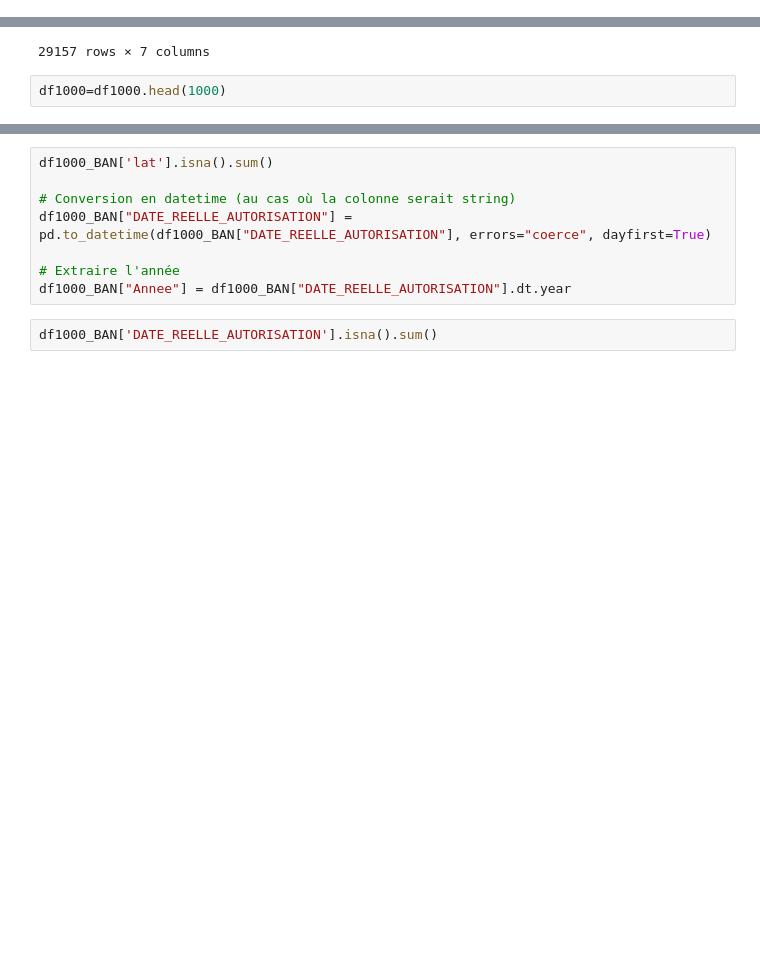
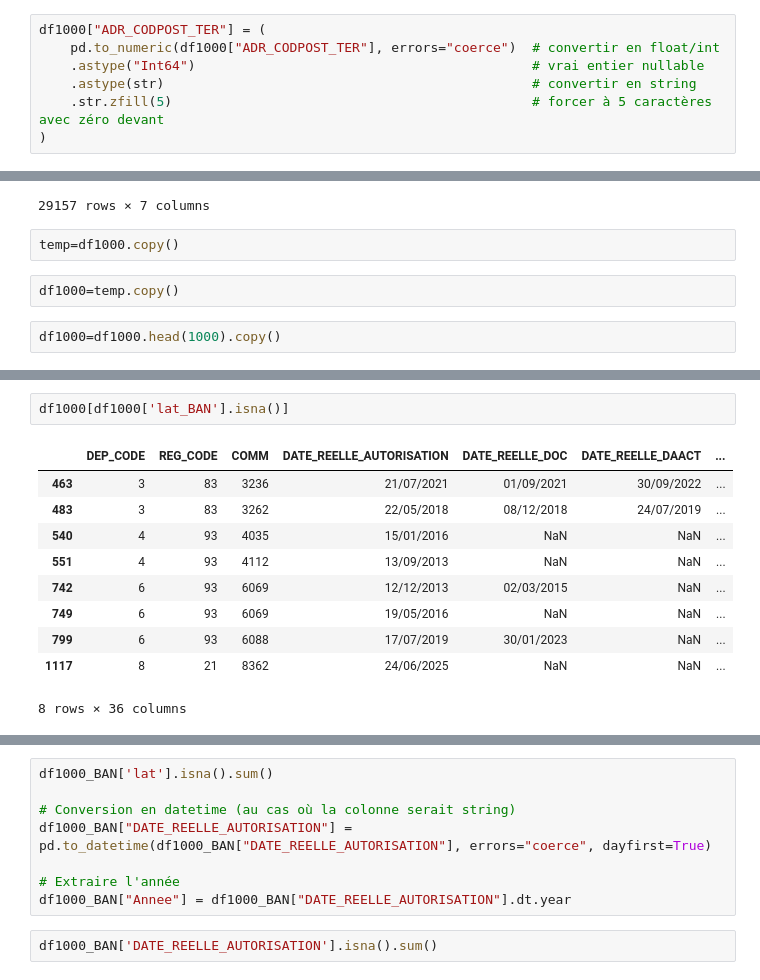
Before and after one commit to xdalp/projet3A, a Jupyter notebook: stat_desc.ipynb, the cells around one changed output, grey strips where cells are left out. Cells and saved outputs as stored; diff of their text form; blank space fills up the shorter version.

```diff
--- a/stat_desc.ipynb
+++ b/stat_desc.ipynb
@@ -589,3 +612,10 @@ df1000 = df[
 len(df1000)
 # %% [output]
 29157
+# %%
+df1000["ADR_CODPOST_TER"] = (
+    pd.to_numeric(df1000["ADR_CODPOST_TER"], errors="coerce")  # convertir en float/int
+    .astype("Int64")                                           # vrai entier nullable
+    .astype(str)                                               # convertir en string
+    .str.zfill(5)                                              # forcer à 5 caractères avec zéro devant
+)
@@ -650,8 +690,12 @@ df1000[['DEP_CODE','ADR_NUM_TER', 'ADR_TYPEVOIE_TER', 'ADR_LIBVOIE_TER', 'ADR_LI
 | 775195 | 95 | 13 A | NaN | AVENUE DE L'EUROPE | NaN | VILLIERS-LE-BEL | ... |
 | 775221 | 95 | 29-31 | NaN | AVENUE DES ENTREPRENEURS | ZAC DES TISSONVILLIERS III - ILOT C | VILLIERS-LE-BEL | ... |
 29157 rows × 7 columns
+# %%
+temp=df1000.copy()
+# %%
+df1000=temp.copy()
 # %%
-df1000=df1000.head(1000)
+df1000=df1000.head(1000).copy()
 # %%
 import pandas as pd
 import requests
@@ -731,0 +776,13 @@ Traitement batch [900,1000] / 1000
+# %%
+df1000[df1000['lat_BAN'].isna()]
+# %% [output]
+|  | DEP_CODE | REG_CODE | COMM | DATE_REELLE_AUTORISATION | DATE_REELLE_DOC | DATE_REELLE_DAACT | ... |
+| 463 | 3 | 83 | 3236 | 21/07/2021 | 01/09/2021 | 30/09/2022 | ... |
+| 483 | 3 | 83 | 3262 | 22/05/2018 | 08/12/2018 | 24/07/2019 | ... |
+| 540 | 4 | 93 | 4035 | 15/01/2016 | NaN | NaN | ... |
+| 551 | 4 | 93 | 4112 | 13/09/2013 | NaN | NaN | ... |
+| 742 | 6 | 93 | 6069 | 12/12/2013 | 02/03/2015 | NaN | ... |
+| 749 | 6 | 93 | 6069 | 19/05/2016 | NaN | NaN | ... |
+| 799 | 6 | 93 | 6088 | 17/07/2019 | 30/01/2023 | NaN | ... |
+| 1117 | 8 | 21 | 8362 | 24/06/2025 | NaN | NaN | ... |
+8 rows × 36 columns
```
Also changed, not shown: parts of 14 cells of this notebook, 6 other files.
